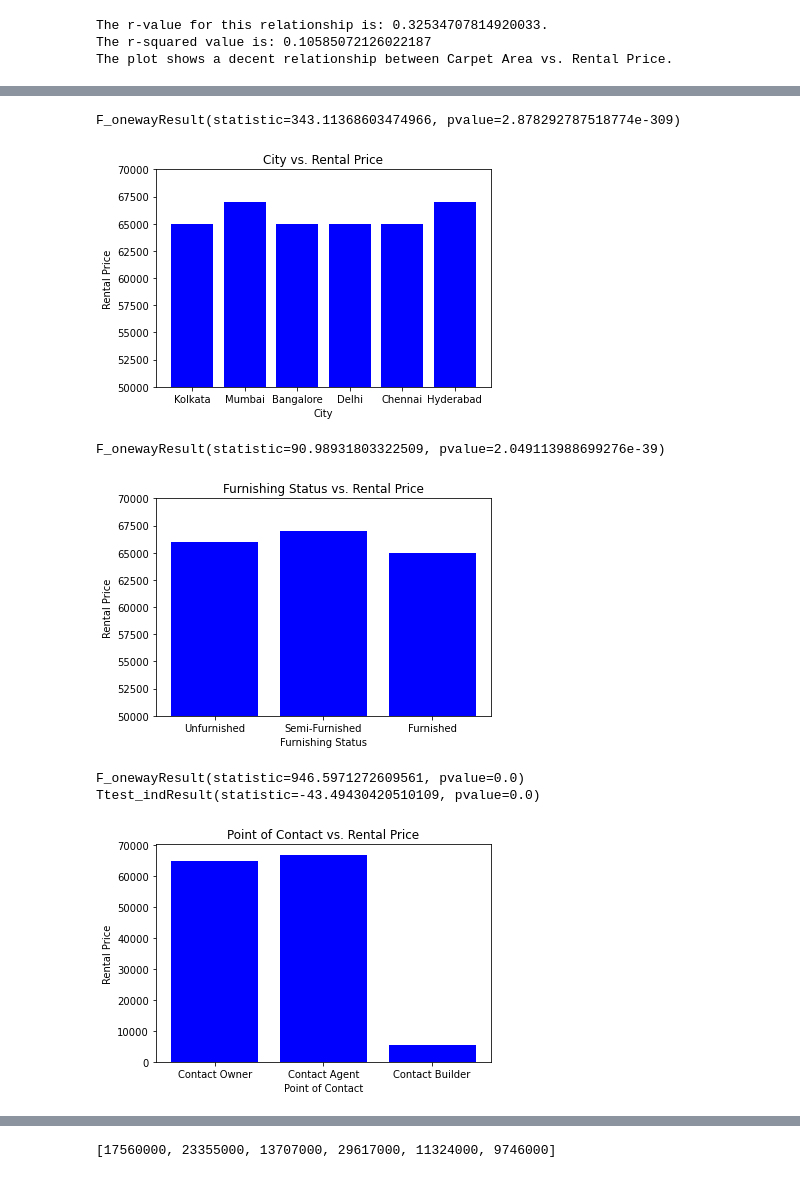
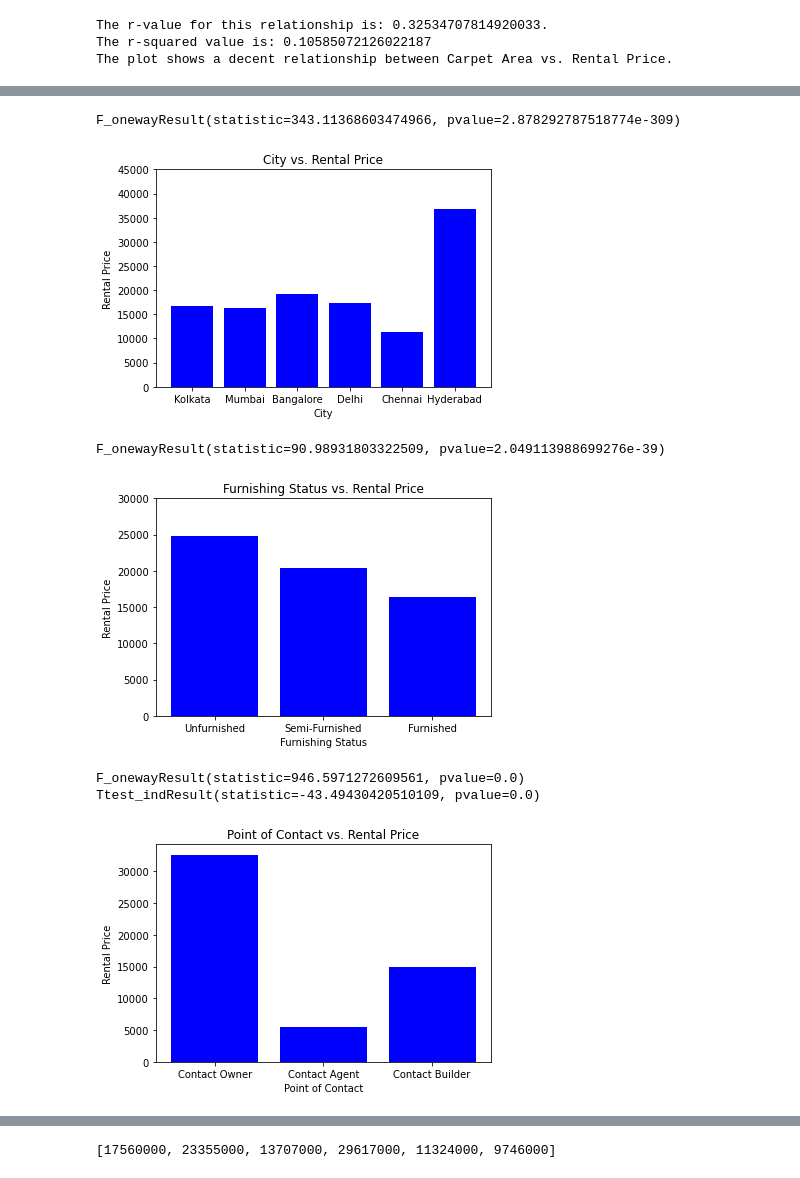
Before and after one commit to FrankMS3/Project-one, a Jupyter notebook: house_rental - Analysis.ipynb, the cells around one changed output, grey strips where cells are left out. Saved outputs shown, nothing was run; the diff lists cells and outputs as text; code cells hidden in the pictures.

```diff
--- a/house_rental - Analysis.ipynb
+++ b/house_rental - Analysis.ipynb
@@ -136,18 +121,15 @@ Ttest_indResult(statistic=-21.191255077849547, pvalue=8.470261686647244e-95)
 # %%
 # How much does city/location affect the price?
 
+# Set x and y values:
+x_values = ["Kolkata", "Mumbai", "Bangalore", "Delhi", "Chennai", "Hyderabad"]
+y_values = rental_clean_df.groupby("City")["Rental Price"].mean()
 
-# Set x and y values:
-x_values = rental_clean_df["City"]
-y_values = rental_clean_df["Rental Price"]
+# Plot City against Rental Price as a bar chart:
+plt.bar(x_values, y_values, color="blue")
+plt.ylim(0,45000)
 
-
-# Plot both the "Latitdue vs. Max Temperature" and the line equation values in one plot:
-plt.bar(x_values, y_values, color="blue")
-
-plt.ylim(50000,70000)
-
-
+# Perform statistical analyses:
 group0 = rental_clean_df[rental_clean_df["City"] == "Kolkata"]["Rental Price"]
 group1 = rental_clean_df[rental_clean_df["City"] == "Mumbai"]["Rental Price"]
 group2 = rental_clean_df[rental_clean_df["City"] == "Bangalore"]["Rental Price"]
@@ -157,7 +139,7 @@ group5 = rental_clean_df[rental_clean_df["City"] == "Hyderabad"]["Rental Price"]
 
 print(stats.f_oneway(group0, group1, group2, group3, group4, group5))
 
-# Set the title, xlabel and ylabels as shown below:
+# Set the title, xlabel, ylabel, and export the figure:
 plt.title("City vs. Rental Price")
 plt.xlabel("City")
 plt.ylabel("Rental Price")
@@ -166,29 +148,26 @@ plt.savefig("Plots/City vs. Rental Price.png")
 plt.show()
 # %% [output]
 F_onewayResult(statistic=343.11368603474966, pvalue=2.878292787518774e-309)
-[figure, old version]
+[figure, new version]
 # %%
 # How much does Furnishing Status affect the price?
 
+# Set x and y values:
+x_values = ["Unfurnished", "Semi-Furnished", "Furnished"]
+y_values = rental_clean_df.groupby("Furnishing Status")["Rental Price"].mean()
 
-# Set x and y values:
-x_values = rental_clean_df["Furnishing Status"]
-y_values = rental_clean_df["Rental Price"]
+# Plot Furnishing Status against Rental Price as a bar chart:
+plt.bar(x_values, y_values, color="blue")
+plt.ylim(0,30000)
 
-
-# Plot both the "Latitdue vs. Max Temperature" and the line equation values in one plot:
-plt.bar(x_values, y_values, color="blue")
-
-plt.ylim(50000,70000)
-
-
+# Perform statistical analyses:
 group0 = rental_clean_df[rental_clean_df["Furnishing Status"] == "Unfurnished"]["Rental Price"]
 group1 = rental_clean_df[rental_clean_df["Furnishing Status"] == "Semi-Furnished"]["Rental Price"]
 group2 = rental_clean_df[rental_clean_df["Furnishing Status"] == "Furnished"]["Rental Price"]
 
 print(stats.f_oneway(group0, group1, group2))
 
-# Set the title, xlabel and ylabels as shown below:
+# Set the title, xlabel, ylabel, and export the figure:
 plt.title("Furnishing Status vs. Rental Price")
 plt.xlabel("Furnishing Status")
 plt.ylabel("Rental Price")
@@ -197,36 +176,36 @@ plt.savefig("Plots/Furnishing Status vs. Rental Price.png")
 plt.show()
 # %% [output]
 F_onewayResult(statistic=90.98931803322509, pvalue=2.049113988699276e-39)
-[figure, old version]
+[figure, new version]
 # %%
 # How much does Point of Contact affect the price?
 
 # Set x and y values:
-x_values = rental_clean_df["Point of Contact"]
-y_values = rental_clean_df["Rental Price"]
+x_values = ["Contact Owner", "Contact Agent", "Contact Builder"]
+y_values = rental_clean_df.groupby("Point of Contact")["Rental Price"].mean()
 
-
-# Plot both the "Latitdue vs. Max Temperature" and the line equation values in one plot:
+# Plot Point of Contact against Rental Price as a bar chart:
 plt.bar(x_values, y_values, color="blue")
 
+# Perform statistical analyses:
 group0 = rental_clean_df[rental_clean_df["Point of Contact"] == "Contact Owner"]["Rental Price"]
 group1 = rental_clean_df[rental_clean_df["Point of Contact"] == "Contact Agent"]["Rental Price"]
 group2 = rental_clean_df[rental_clean_df["Point of Contact"] == "Contact Builder"]["Rental Price"]
 
 print(stats.f_oneway(group0, group1, group2))
 print(stats.ttest_ind(group0, group1))
 
-# Set the title, xlabel and ylabels as shown below:
+# Set the title, xlabel, ylabel, and export the figure:
 plt.title("Point of Contact vs. Rental Price")
 plt.xlabel("Point of Contact")
 plt.ylabel("Rental Price")
 plt.savefig("Plots/Point of Contact vs. Rental Price.png")
 
 plt.show()
 # %% [output]
 F_onewayResult(statistic=946.5971272609561, pvalue=0.0)
 Ttest_indResult(statistic=-43.49430420510109, pvalue=0.0)
-[figure, old version]
+[figure, new version]
 # %%
 # How much does Number of Bathrooms affect the price?
 
```
Also changed, not shown: parts of 9 cells of this notebook, 6 other files.
